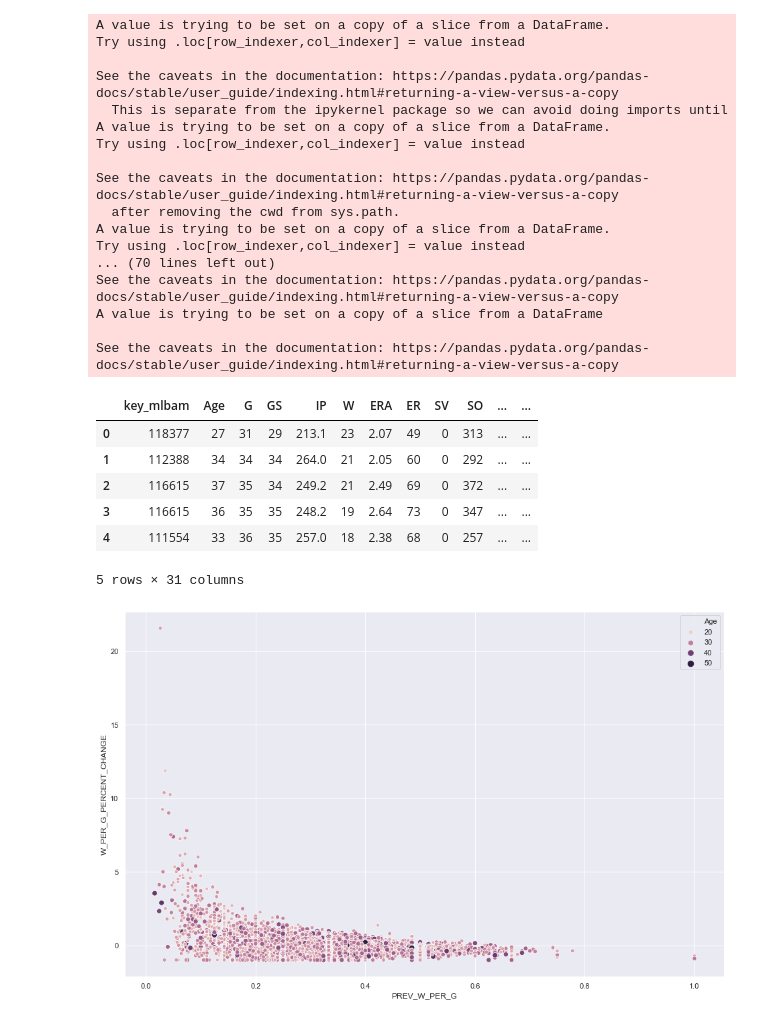
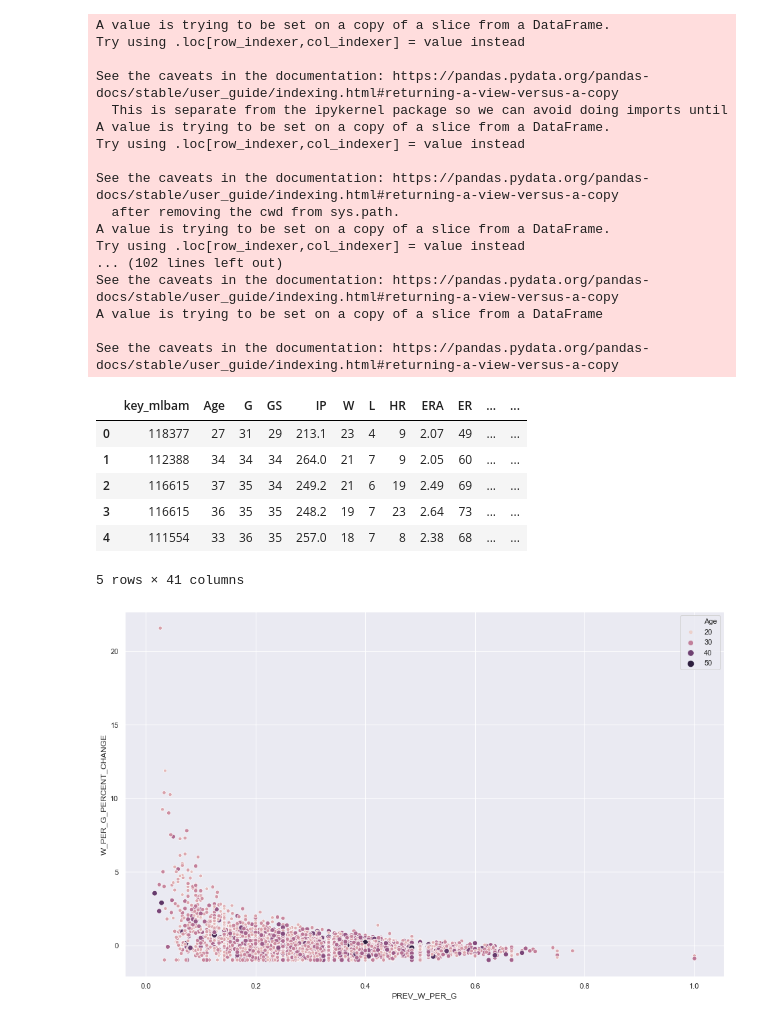
Before and after one commit to rileybuch/Fantasy-Baseball-Web-App, a Jupyter notebook: probability_predicted_starters.ipynb, the cells around one changed output. Drawn from its saved outputs; the diff is of its cells as text; code cells hidden in the pictures.

```diff
--- a/probability_predicted_starters.ipynb
+++ b/probability_predicted_starters.ipynb
@@ -54,6 +65,10 @@ for i, r in starters_age.iterrows():
         starters_age.at[i,'DELTA_W_PER_G'] = starters_age.at[i,'W_PER_G'] - starters_age.at[i-1,'W_PER_G']
         starters_age.at[i,'PREV_W_PER_G'] = starters_age.at[i-1,'W_PER_G']
         starters_age.at[i,'W_PER_G_PERCENT_CHANGE'] = starters_age.at[i,'DELTA_W_PER_G']/starters_age.at[i,'PREV_W_PER_G']
+
+        starters_age.at[i,'DELTA_L_PER_G'] = starters_age.at[i,'L_PER_G'] - starters_age.at[i-1,'L_PER_G']
+        starters_age.at[i,'PREV_L_PER_G'] = starters_age.at[i-1,'L_PER_G']
+        starters_age.at[i,'L_PER_G_PERCENT_CHANGE'] = starters_age.at[i,'DELTA_L_PER_G']/starters_age.at[i,'PREV_L_PER_G']
 
         starters_age.at[i,'DELTA_SO_PER_G'] = starters_age.at[i,'SO_PER_G'] - starters_age.at[i-1,'SO_PER_G']
         starters_age.at[i,'PREV_SO_PER_G'] = starters_age.at[i-1,'SO_PER_G']
@@ -67,9 +82,9 @@ for i, r in starters_age.iterrows():
         starters_age.at[i,'PREV_WHIP'] = starters_age.at[i-1,'AVG_WHIP']
         starters_age.at[i,'WHIP_PERCENT_CHANGE'] = starters_age.at[i,'DELTA_WHIP']/starters_age.at[i,'PREV_WHIP']
 
-#         starters_age.at[i,'DELTA_QS_PER_GS'] = starters_age.at[i,'QS_PER_GS'] - starters_age.at[i-1,'QS_PER_GS']
-#         starters_age.at[i,'PREV_QS_PER_GS'] = starters_age.at[i-1,'QS_PER_GS']
-#         starters_age.at[i,'QS_PER_GS_PERCENT_CHANGE'] = starters_age.at[i,'DELTA_QS_PER_GS']/starters_age.at[i,'PREV_QS_PER_GS']
+        starters_age.at[i,'DELTA_HR_PER_G'] = starters_age.at[i,'HR_PER_G'] - starters_age.at[i-1,'HR_PER_G']
+        starters_age.at[i,'PREV_HR_PER_G'] = starters_age.at[i-1,'HR_PER_G']
+        starters_age.at[i,'HR_PER_G_PERCENT_CHANGE'] = starters_age.at[i,'DELTA_HR_PER_G']/starters_age.at[i,'PREV_HR_PER_G']
 
         starters_age.at[i,'DELTA_IP_PER_G'] = starters_age.at[i,'IP_PER_G'] - starters_age.at[i-1,'IP_PER_G']
         starters_age.at[i,'PREV_IP_PER_G'] = starters_age.at[i-1,'IP_PER_G']
@@ -99,13 +115,19 @@ g.map(sns.lineplot, markers=True)
 # %%
 # explore percent change by age and previous season's stat
-df2 = starters[['key_mlbam', 'Age', 'G', 'GS', 'IP', 'W', 'ERA', 'ER', 'SV', 'SO', 'WHIP', 'BB', 'H']]
+df2 = starters[['key_mlbam', 'Age', 'G', 'GS', 'IP', 'W', 'L', 'HR', 'ERA', 'ER', 'SV', 'SO', 'WHIP', 'BB', 'H']]
 df2['W_PER_G'] = df2['W'] / df2['G']
+df2['L_PER_G'] = df2['L'] / df2['G']
+df2['HR_PER_G'] = df2['HR'] / df2['G']
 df2['SO_PER_G'] = df2['SO'] / df2['G']
 df2['IP_PER_G'] = df2['IP'] / df2['G']
 
 df2['DELTA_W_PER_G'] = float("NaN")
 df2['PREV_W_PER_G'] = float("NaN")
 df2['W_PER_G_PERCENT_CHANGE'] = float("NaN")
+
+df2['DELTA_L_PER_G'] = float("NaN")
+df2['PREV_L_PER_G'] = float("NaN")
+df2['L_PER_G_PERCENT_CHANGE'] = float("NaN")
 
 df2['DELTA_SO_PER_G'] = float("NaN")
 df2['PREV_SO_PER_G'] = float("NaN")
@@ -119,9 +141,9 @@ df2['DELTA_WHIP'] = float("NaN")
 df2['PREV_WHIP'] = float("NaN")
 df2['WHIP_PERCENT_CHANGE'] = float("NaN")
 
-# df2['DELTA_QS_PER_GS'] = float("NaN")
-# df2['PREV_QS_PER_GS'] = float("NaN")
-# df2['QS_PER_GS_PERCENT_CHANGE'] = float("NaN")
+df2['DELTA_HR_PER_G'] = float("NaN")
+df2['PREV_HR_PER_G'] = float("NaN")
+df2['HR_PER_G_PERCENT_CHANGE'] = float("NaN")
 
 df2['DELTA_IP_PER_G'] = float("NaN")
 df2['PREV_IP_PER_G'] = float("NaN")
@@ -134,6 +156,10 @@ for i, r in df2.iterrows():
         df2.at[i,'DELTA_W_PER_G'] = r.W_PER_G - prev.W_PER_G
         df2.at[i,'PREV_W_PER_G'] = prev.W_PER_G
         df2.at[i,'W_PER_G_PERCENT_CHANGE'] = df2.at[i,'DELTA_W_PER_G']/df2.at[i,'PREV_W_PER_G']
+
+        df2.at[i,'DELTA_L_PER_G'] = r.L_PER_G - prev.L_PER_G
+        df2.at[i,'PREV_L_PER_G'] = prev.L_PER_G
+        df2.at[i,'L_PER_G_PERCENT_CHANGE'] = df2.at[i,'DELTA_L_PER_G']/df2.at[i,'PREV_L_PER_G']
 
         df2.at[i,'DELTA_SO_PER_G'] = r.SO_PER_G - prev.SO_PER_G
         df2.at[i,'PREV_SO_PER_G'] = prev.SO_PER_G
@@ -144,41 +170,45 @@ for i, r in df2.iterrows():
         df2.at[i,'ERA_PERCENT_CHANGE'] = df2.at[i,'DELTA_ERA']/df2.at[i,'PREV_ERA']
 
         df2.at[i,'DELTA_WHIP'] = r.WHIP - prev.WHIP
         df2.at[i,'PREV_WHIP'] = prev.WHIP
         df2.at[i,'WHIP_PERCENT_CHANGE'] = df2.at[i,'DELTA_WHIP']/df2.at[i,'PREV_WHIP']
 
         df2.at[i,'DELTA_IP_PER_G'] = r.IP_PER_G - prev.IP_PER_G
         df2.at[i,'PREV_IP_PER_G'] = prev.IP_PER_G
         df2.at[i,'IP_PER_G_PERCENT_CHANGE'] = df2.at[i,'DELTA_IP_PER_G']/df2.at[i,'PREV_IP_PER_G']
 
+        df2.at[i,'DELTA_HR_PER_G'] = r.HR_PER_G - prev.HR_PER_G
+        df2.at[i,'PREV_HR_PER_G'] = prev.HR_PER_G
+        df2.at[i,'HR_PER_G_PERCENT_CHANGE'] = df2.at[i,'DELTA_HR_PER_G']/df2.at[i,'PREV_HR_PER_G']
+
 # remove any rows where we dont have previous season data...ex: a player's first season
 df2.dropna(axis=0, how='any', inplace=True)
 df2.head()
 # %% [output]
 A value is trying to be set on a copy of a slice from a DataFrame.
 Try using .loc[row_indexer,col_indexer] = value instead
 
 See the caveats in the documentation: https://pandas.pydata.org/pandas-docs/stable/user_guide/indexing.html#returning-a-view-versus-a-copy
   This is separate from the ipykernel package so we can avoid doing imports until
 A value is trying to be set on a copy of a slice from a DataFrame.
 Try using .loc[row_indexer,col_indexer] = value instead
 
 See the caveats in the documentation: https://pandas.pydata.org/pandas-docs/stable/user_guide/indexing.html#returning-a-view-versus-a-copy
   after removing the cwd from sys.path.
 A value is trying to be set on a copy of a slice from a DataFrame.
 Try using .loc[row_indexer,col_indexer] = value instead
-... (70 lines left out)
+... (102 lines left out)
 See the caveats in the documentation: https://pandas.pydata.org/pandas-docs/stable/user_guide/indexing.html#returning-a-view-versus-a-copy
 A value is trying to be set on a copy of a slice from a DataFrame
 
 See the caveats in the documentation: https://pandas.pydata.org/pandas-docs/stable/user_guide/indexing.html#returning-a-view-versus-a-copy
-|  | key_mlbam | Age | G | GS | IP | W | ERA | ER | SV | SO | ... | ... |
-| 0 | 118377 | 27 | 31 | 29 | 213.1 | 23 | 2.07 | 49 | 0 | 313 | ... | ... |
-| 1 | 112388 | 34 | 34 | 34 | 264.0 | 21 | 2.05 | 60 | 0 | 292 | ... | ... |
-| 2 | 116615 | 37 | 35 | 34 | 249.2 | 21 | 2.49 | 69 | 0 | 372 | ... | ... |
-| 3 | 116615 | 36 | 35 | 35 | 248.2 | 19 | 2.64 | 73 | 0 | 347 | ... | ... |
-| 4 | 111554 | 33 | 36 | 35 | 257.0 | 18 | 2.38 | 68 | 0 | 257 | ... | ... |
+|  | key_mlbam | Age | G | GS | IP | W | L | HR | ERA | ER | ... | ... |
+| 0 | 118377 | 27 | 31 | 29 | 213.1 | 23 | 4 | 9 | 2.07 | 49 | ... | ... |
+| 1 | 112388 | 34 | 34 | 34 | 264.0 | 21 | 7 | 9 | 2.05 | 60 | ... | ... |
+| 2 | 116615 | 37 | 35 | 34 | 249.2 | 21 | 6 | 19 | 2.49 | 69 | ... | ... |
+| 3 | 116615 | 36 | 35 | 35 | 248.2 | 19 | 7 | 23 | 2.64 | 73 | ... | ... |
+| 4 | 111554 | 33 | 36 | 35 | 257.0 | 18 | 7 | 8 | 2.38 | 68 | ... | ... |
-5 rows × 31 columns
+5 rows × 41 columns
 # %%
 # explore delta of avg by age
 fig = plt.gcf()
```
Also changed, not shown: parts of 27 cells of this notebook, 1 other file.
